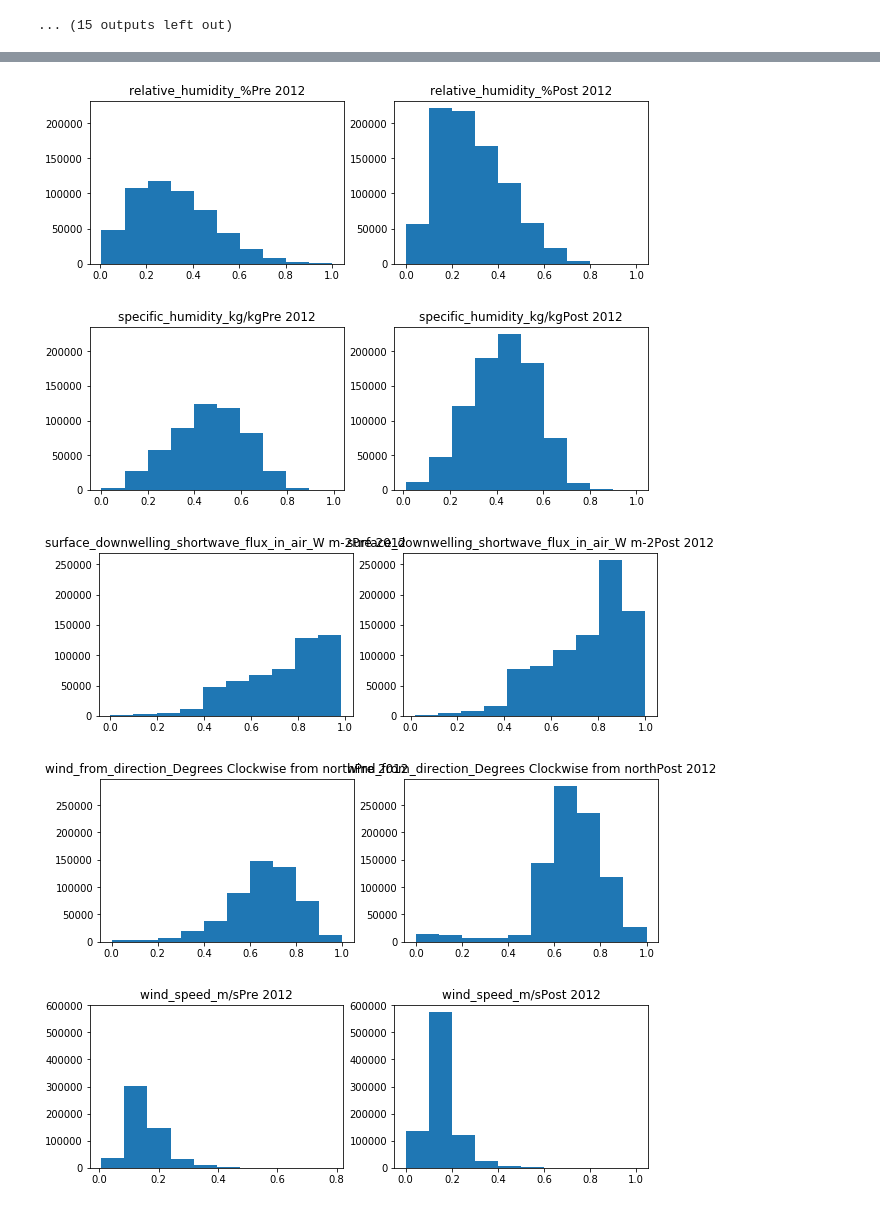
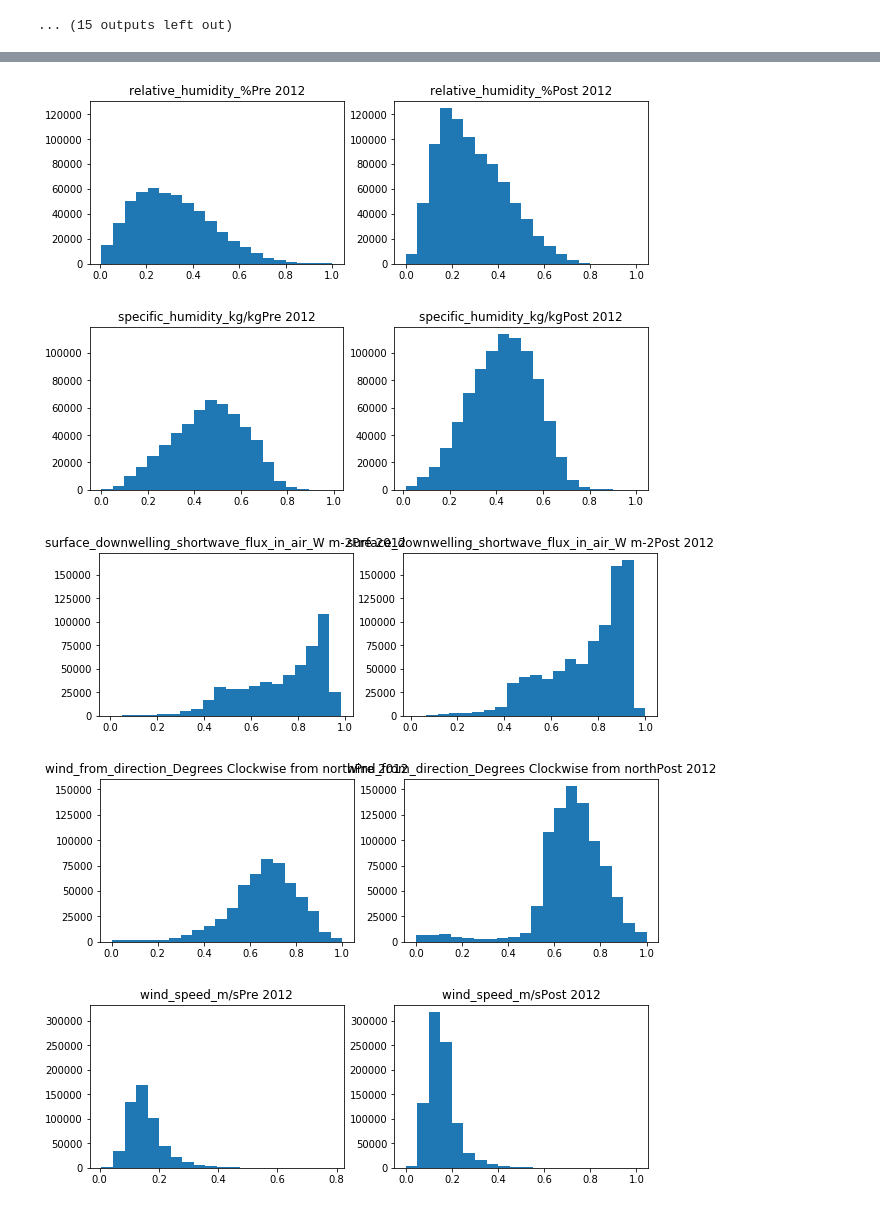
Before and after one commit to MCGallaspy/mas_dse_capstone, a Jupyter notebook: notebooks/gridMet/LSTM Trial4-Data Robustness Check.ipynb, the cells around one changed output, grey strips where cells are left out. Cells and saved outputs as stored; diff of their text form; code cells hidden in the pictures.

```diff
--- a/notebooks/gridMet/LSTM Trial4-Data Robustness Check.ipynb
+++ b/notebooks/gridMet/LSTM Trial4-Data Robustness Check.ipynb
@@ -592,8 +592,8 @@ for item in col_list:
     f = plt.figure(figsize=(10,3))
     ax = f.add_subplot(121)
     ax2 = f.add_subplot(122,sharey = ax)
-    ax.hist(df1[item], bins = 10)
-    ax2.hist(df2[item], bins = 10)
+    ax.hist(df1[item], bins = 20)
+    ax2.hist(df2[item], bins = 20)
     ax.title.set_text(item + 'Pre 2012')
     ax2.title.set_text(item + 'Post 2012')
 # %% [output]
@@ -601,5 +601,5 @@ for item in col_list:
-[figure, old version]
+[figure, new version]
-[figure, old version]
+[figure, new version]
-[figure, old version]
+[figure, new version]
-[figure, old version]
+[figure, new version]
-[figure, old version]
+[figure, new version]
```
Also changed, not shown: parts of 1 cell of this notebook.
